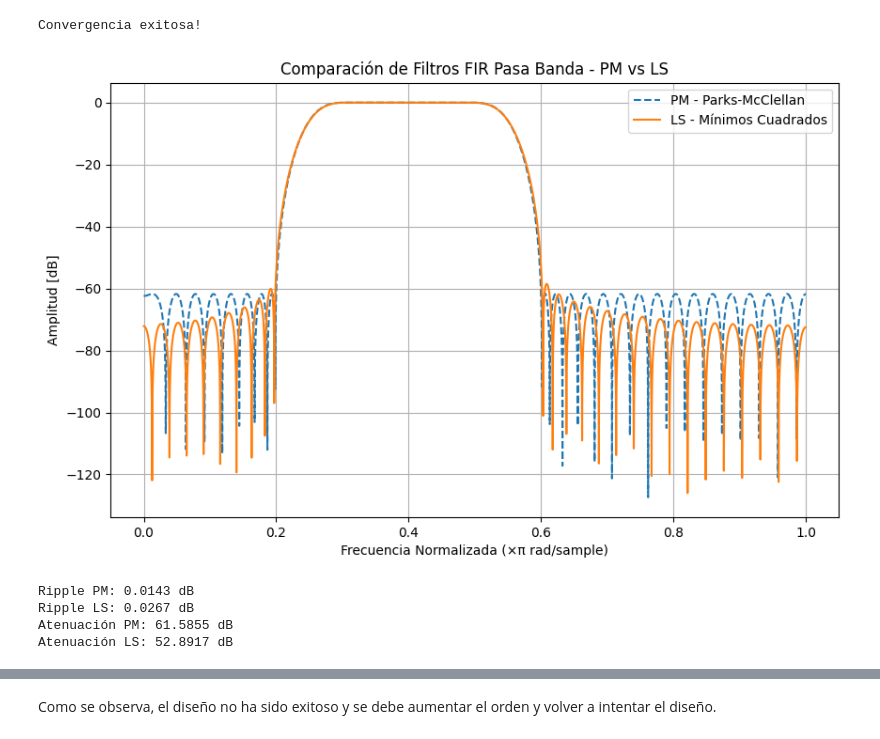
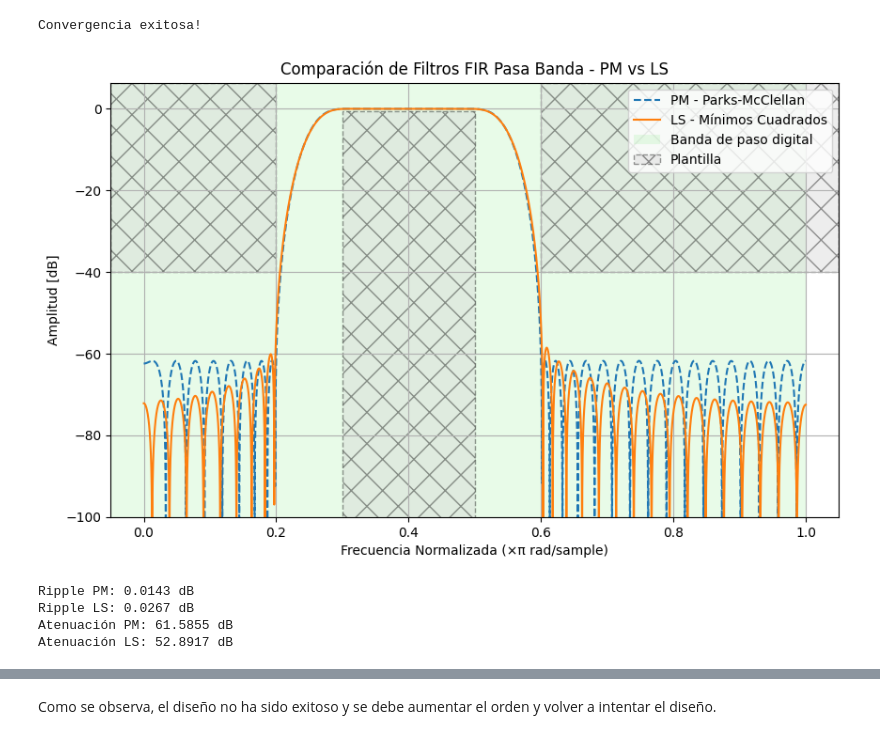
Before and after one commit to marianux/pytc2, a Jupyter notebook: docs/notebooks/otros_FIR_simetricos.ipynb, the cells around one changed output, grey strips where cells are left out. Drawn from its saved outputs; the diff is of its cells as text; code cells hidden in the pictures.

```diff
--- a/docs/notebooks/otros_FIR_simetricos.ipynb
+++ b/docs/notebooks/otros_FIR_simetricos.ipynb
@@ -127,34 +169,35 @@ b_ls = fir_design_ls(order, band_edges, desired, grid_density=lgrid, fs=fs, filt
 # Comparar la respuesta en frecuencia de ambos filtros
 w, h_pm = freqz(b_pm, worN=8000)
 w, h_ls = freqz(b_ls, worN=8000)
 
 # Graficar ambas respuestas
 plt.figure(figsize=(10, 6))
 plt.plot(w/np.pi, 20 * np.log10(np.abs(h_pm)), label='PM - Parks-McClellan', linestyle='--')
 plt.plot(w/np.pi, 20 * np.log10(np.abs(h_ls)), label='LS - Mínimos Cuadrados', linestyle='-')
+plot_plantilla(filter_type = 'bandpass' , fpass = (fpass1, fpass2), ripple = ripple , fstop = (fstop1, fstop2), attenuation = attenuation, fs = fs)
 plt.title('Comparación de Filtros FIR Pasa Banda - PM vs LS')
 plt.xlabel('Frecuencia Normalizada (×π rad/sample)')
 plt.ylabel('Amplitud [dB]')
 plt.legend()
 plt.grid()
 plt.show()
 
 # Análisis de ripple y atenuación
 min_bp_pm = np.min(20 * np.log10(np.abs(h_pm[(w >= fpass1*np.pi) & (w <= fpass2*np.pi)])))
 ripple_pm = np.max(20 * np.log10(np.abs(h_pm[(w >= fpass1*np.pi) & (w <= fpass2*np.pi)]))) - min_bp_pm
 attenuation_pm = min_bp_pm - np.max(20 * np.log10(np.abs(h_pm[(w <= fstop1*np.pi) | (w >= fstop2*np.pi)])))
 
 min_bp_ls = np.min(20 * np.log10(np.abs(h_ls[(w >= fpass1*np.pi) & (w <= fpass2*np.pi)])))
 ripple_ls = np.max(20 * np.log10(np.abs(h_ls[(w >= fpass1*np.pi) & (w <= fpass2*np.pi)]))) - min_bp_ls
 attenuation_ls = min_bp_ls - np.max(20 * np.log10(np.abs(h_ls[(w <= fstop1*np.pi) | (w >= fstop2*np.pi)])))
 
 print(f'Ripple PM: {ripple_pm:.4f} dB')
 print(f'Ripple LS: {ripple_ls:.4f} dB')
 print(f'Atenuación PM: {attenuation_pm:.4f} dB')
 print(f'Atenuación LS: {attenuation_ls:.4f} dB')
 # %% [output]
 Convergencia exitosa!
-[figure, old version]
+[figure, new version]
 Ripple PM: 0.0143 dB
 Ripple LS: 0.0267 dB
 Atenuación PM: 61.5855 dB
```
Also changed, not shown: parts of 23 cells of this notebook, 2 other files.
